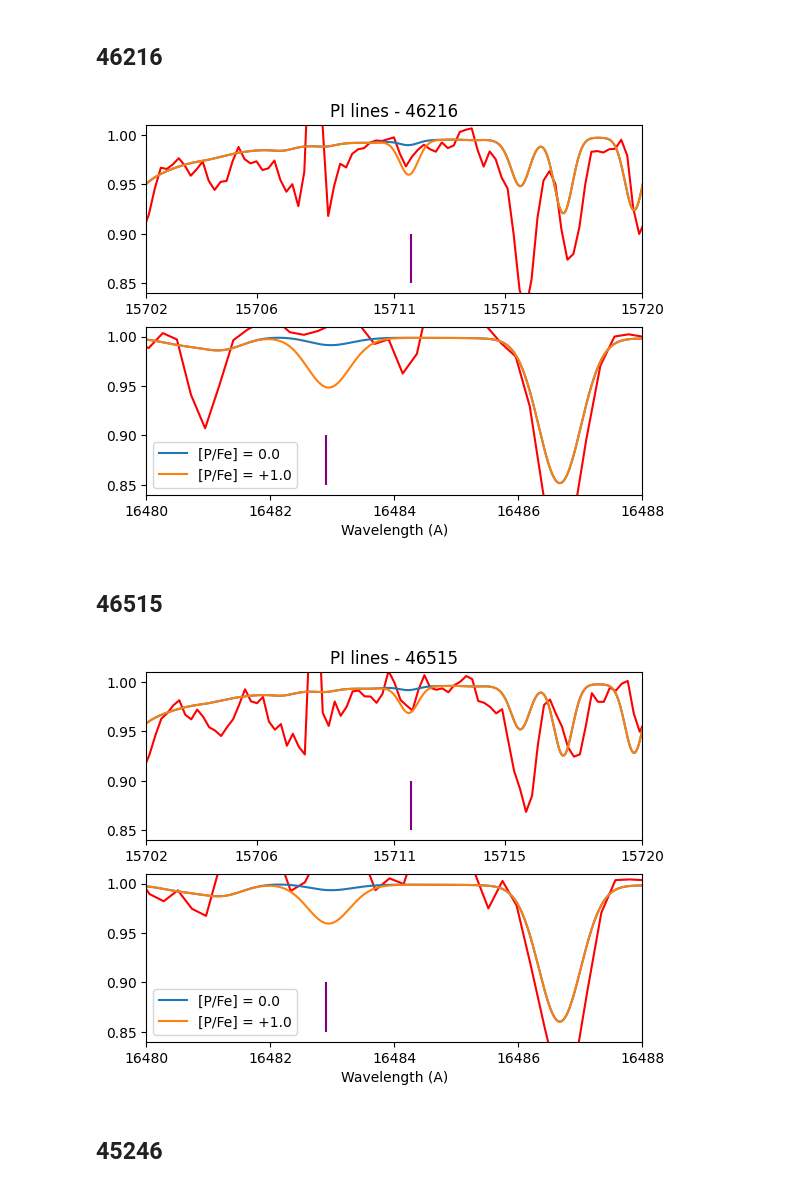
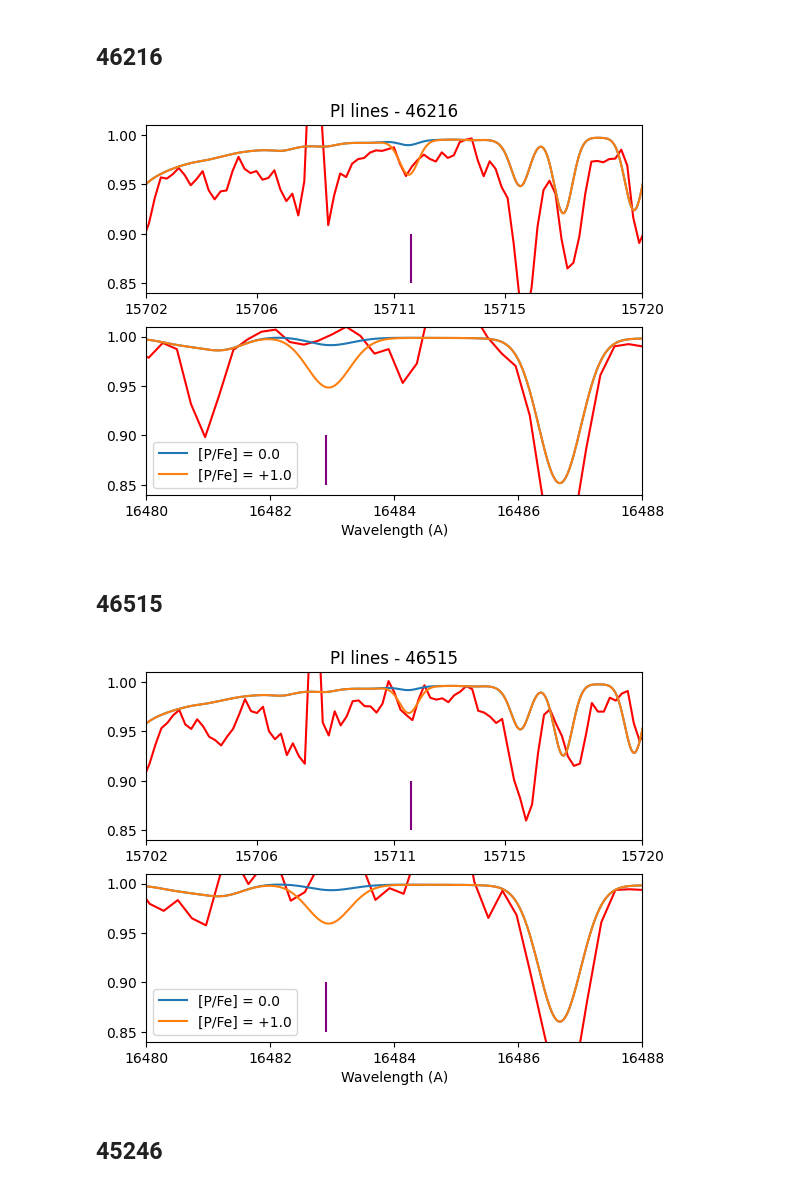
Before and after one commit to bornofthesea/synther, a Jupyter notebook: Plot/syntplot.ipynb, the cells around one changed output. Drawn from its saved outputs; the diff is of its cells as text; code cells hidden in the pictures.

Commit message:
Some small changes in line plotting

```diff
--- a/Plot/syntplot.ipynb
+++ b/Plot/syntplot.ipynb
@@ -16,7 +16,7 @@ def plotP(flist, obsf, labels,
              starname = '',
              syntdir = "/home/morgan/Turbospectrum2019/COM-v19.1/syntspec/",
              apogdir = "/home/morgan/PhD/Data/apogee/dr14/",
-             offset = 0, offsety = 0):
+             offset = 0, offsety = 0, ncorr = 1):
     """
     This function will plot the region around the lines of P, S and K in the IR with the input for a list of synthetic spectra and a APOGEE one
     :param flistac:  List of names of files containing the synthetic spectra used for the P lines, around 15600 and 16600,
@@ -48,7 +48,7 @@ def plotP(flist, obsf, labels,
 
     fig, ax = plt.subplots(2)
 
-    ax[0].plot(apogdata["Wavelength"] + offset, apogdata["Flux"]/norm[0] + offsety, color="red")
+    ax[0].plot(apogdata["Wavelength"] + offset, (apogdata["Flux"]/norm[0])/ncorr + offsety, color="red")
     for d, l in zip(specdata, labels):
         ax[0].plot(d["Wavelength"], d["Flux"], label = l)
 
@@ -59,7 +59,7 @@ def plotP(flist, obsf, labels,
     setxTicks(ax[0])
 
 
-    ax[1].plot(apogdata["Wavelength"] + offset, apogdata["Flux"]/norm[1], color="red")
+    ax[1].plot(apogdata["Wavelength"] + offset, (apogdata["Flux"]/norm[1])/ncorr, color="red")
     for d, l in zip(specdata, labels):
         ax[1].plot(d["Wavelength"], d["Flux"], label = l)
 
@@ -247,18 +247,18 @@ plotP(speclist, "b2.dat", label, starname, offset = -0.15, offsety = -0.02)
 speclist = ["46216xa.dat", "46216xap1.dat"]
 starname = '46216'
 label = ['[P/Fe] = 0.0', '[P/Fe] = +1.0']
-plotP(speclist, "46216.dat", label, starname, offset = 5.9, offsety = -0.02)
+plotP(speclist, "46216.dat", label, starname, offset = 5.9, offsety = -0.02, ncorr = 1.01)
 # %% [output]
-[figure, old version]
+[figure, new version]
 # %% [markdown]
 ## 46515
 # %%
 speclist = ["46515xa.dat", "46515xap1.dat"]
 starname = '46515'
 label = ['[P/Fe] = 0.0', '[P/Fe] = +1.0']
-plotP(speclist, "46515.dat", label, starname, offset = 6, offsety = -0.02)
+plotP(speclist, "46515.dat", label, starname, offset = 6, offsety = -0.02, ncorr = 1.01)
 # %% [output]
-[figure, old version]
+[figure, new version]
 # %% [markdown]
 ## 45246
 # %%
```
Also changed, not shown: parts of 2 cells of this notebook, 3 other files.
